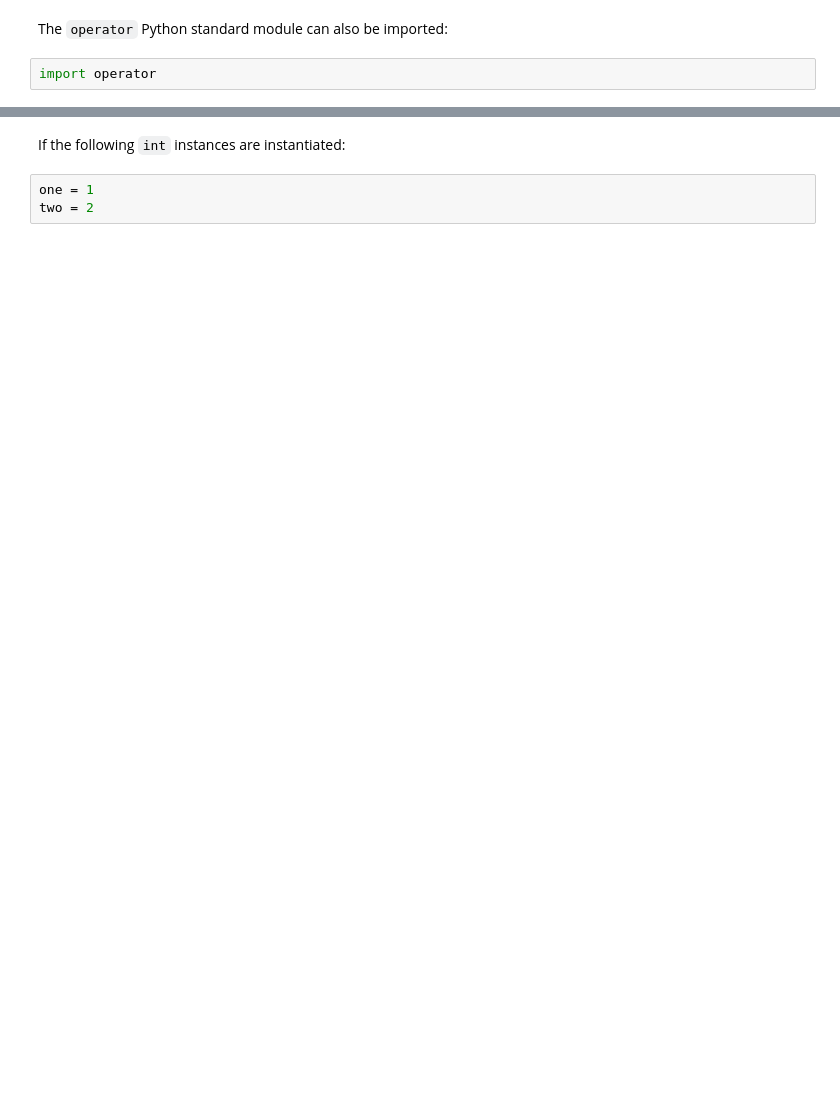
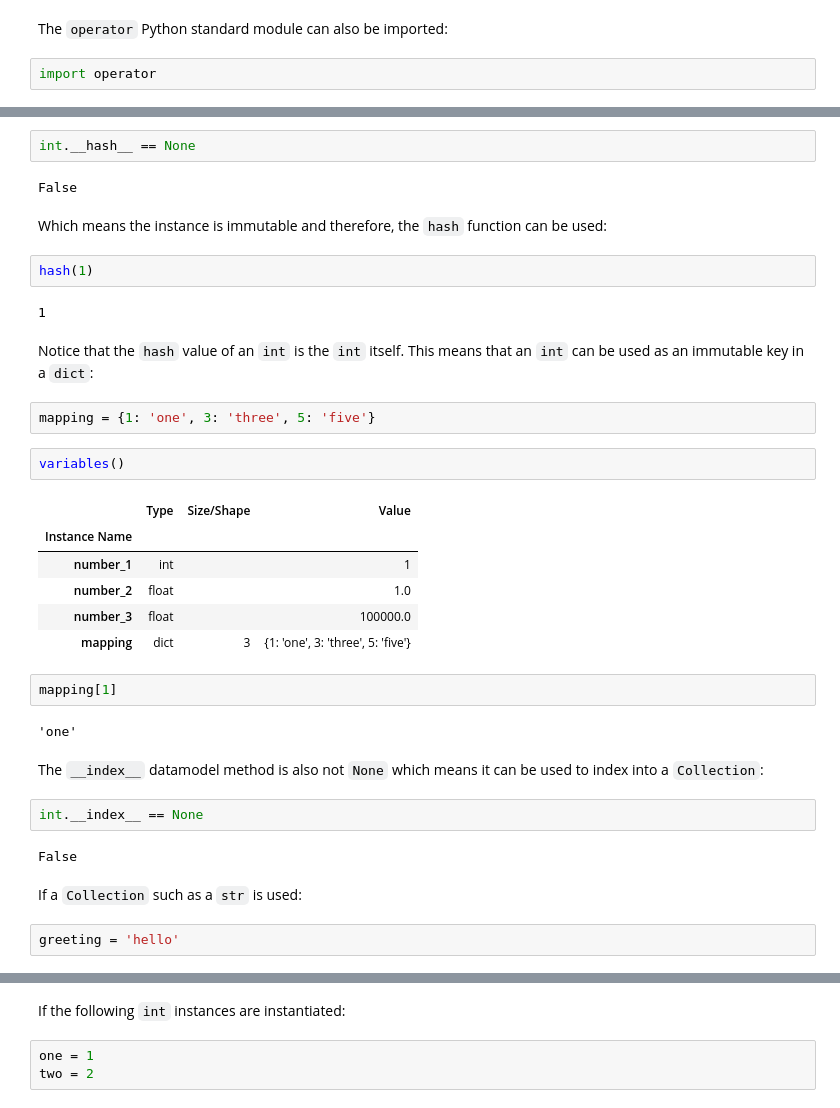
Before and after one commit to PhilipYip1988/python-notebooks, a Jupyter notebook: builtins_module_int/notebook.ipynb, the cells around one changed output, grey strips where cells are left out. Drawn from its saved outputs; the diff is of its cells as text; blank space fills up the shorter version.

````diff
--- a/builtins_module_int/notebook.ipynb
+++ b/builtins_module_int/notebook.ipynb
@@ -229,0 +232,37 @@ lower class: []
+# %%
+int.__hash__ == None
+# %% [output]
+False
+# %% [markdown]
+Which means the instance is immutable and therefore, the ```hash``` function can be used:
+# %%
+hash(1)
+# %% [output]
+1
+# %% [markdown]
+Notice that the ```hash``` value of an ```int``` is the ```int``` itself. This means that an ```int``` can be used as an immutable key in a ```dict```:
+# %%
+mapping = {1: 'one', 3: 'three', 5: 'five'}
+# %%
+variables()
+# %% [output]
+|  | Type | Size/Shape | Value |
+| Instance Name |  |  |  |
+| number_1 | int |  | 1 |
+| number_2 | float |  | 1.0 |
+| number_3 | float |  | 100000.0 |
+| mapping | dict | 3 | {1: 'one', 3: 'three', 5: 'five'} |
+# %%
+mapping[1]
+# %% [output]
+'one'
+# %% [markdown]
+The ```__index__``` datamodel method is also not ```None``` which means it can be used to index into a ```Collection```:
+# %%
+int.__index__ == None
+# %% [output]
+False
+# %% [markdown]
+If a ```Collection``` such as a ```str``` is used:
+# %%
+greeting = 'hello'
````
Also changed, not shown: parts of 218 cells of this notebook, 3 other files.
